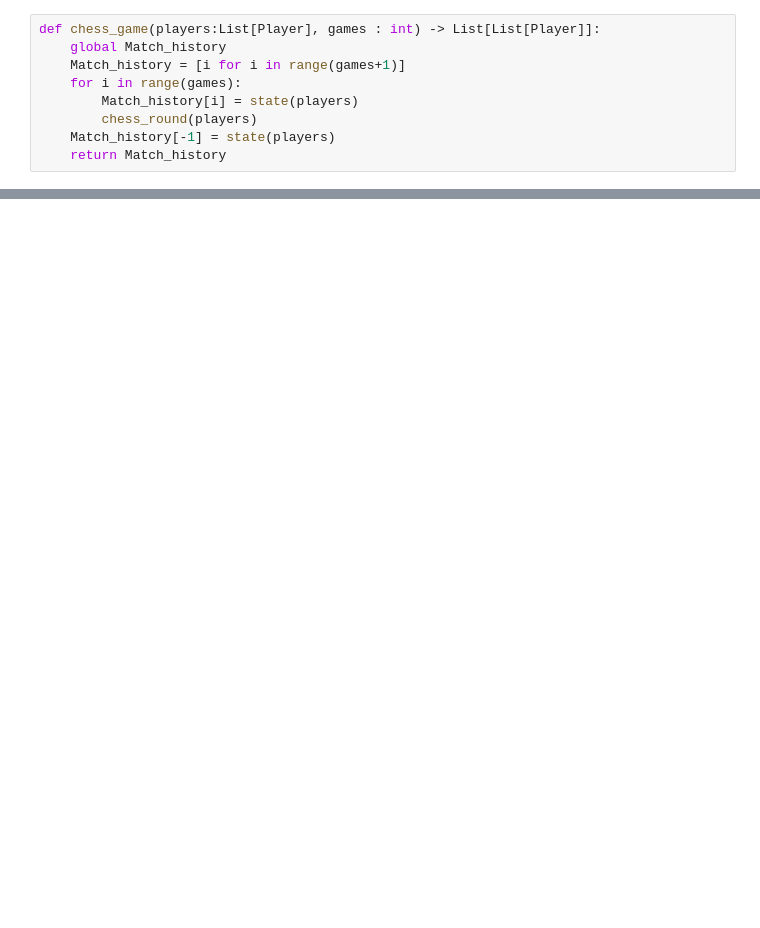
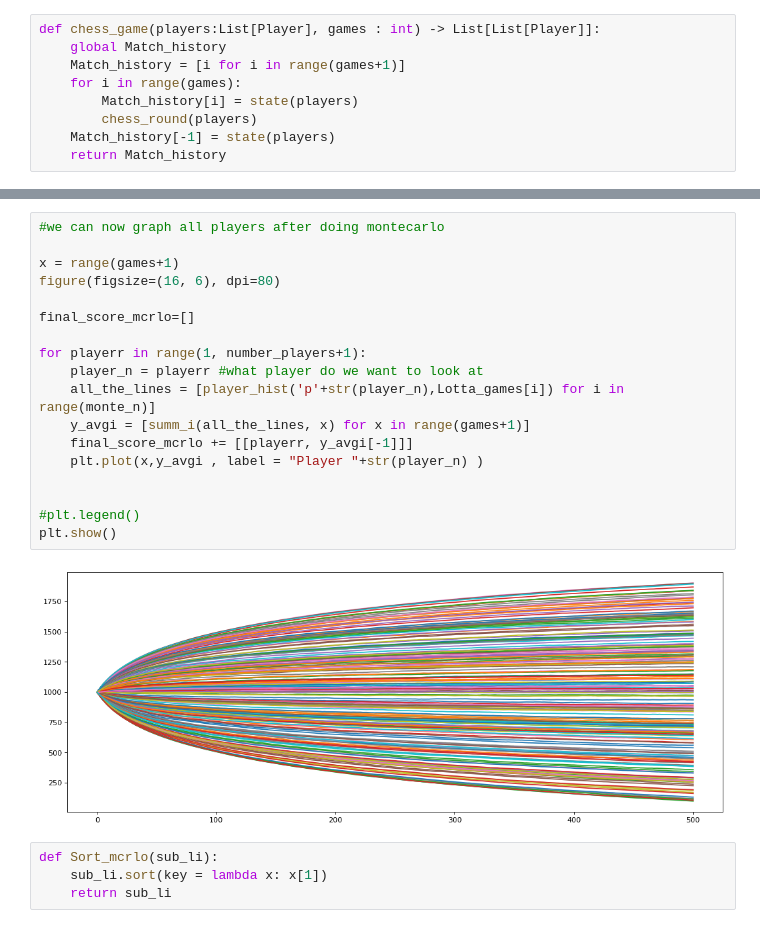
Before and after one commit to Giulianocg/Elo-modeling, a Jupyter notebook: Model elo.ipynb, the cells around one changed output, grey strips where cells are left out. Saved outputs shown, nothing was run; the diff lists cells and outputs as text; blank space fills up the shorter version.

```diff
--- a/Model elo.ipynb
+++ b/Model elo.ipynb
@@ -290,0 +193,24 @@ Real ranking: ['p9', 'p10', 'p3', 'p19', 'p16', 'p14', 'p13', 'p12', 'p11', 'p2'
+# %%
+#we can now graph all players after doing montecarlo
+
+x = range(games+1)
+figure(figsize=(16, 6), dpi=80)
+
+final_score_mcrlo=[]
+
+for playerr in range(1, number_players+1):
+    player_n = playerr #what player do we want to look at
+    all_the_lines = [player_hist('p'+str(player_n),Lotta_games[i]) for i in range(monte_n)]
+    y_avgi = [summ_i(all_the_lines, x) for x in range(games+1)]
+    final_score_mcrlo += [[playerr, y_avgi[-1]]]
+    plt.plot(x,y_avgi , label = "Player "+str(player_n) )
+
+
+#plt.legend()
+plt.show()
+# %% [output]
+[figure, added]
+# %%
+def Sort_mcrlo(sub_li):
+    sub_li.sort(key = lambda x: x[1])
+    return sub_li
```
Also changed, not shown: parts of 23 cells of this notebook.
